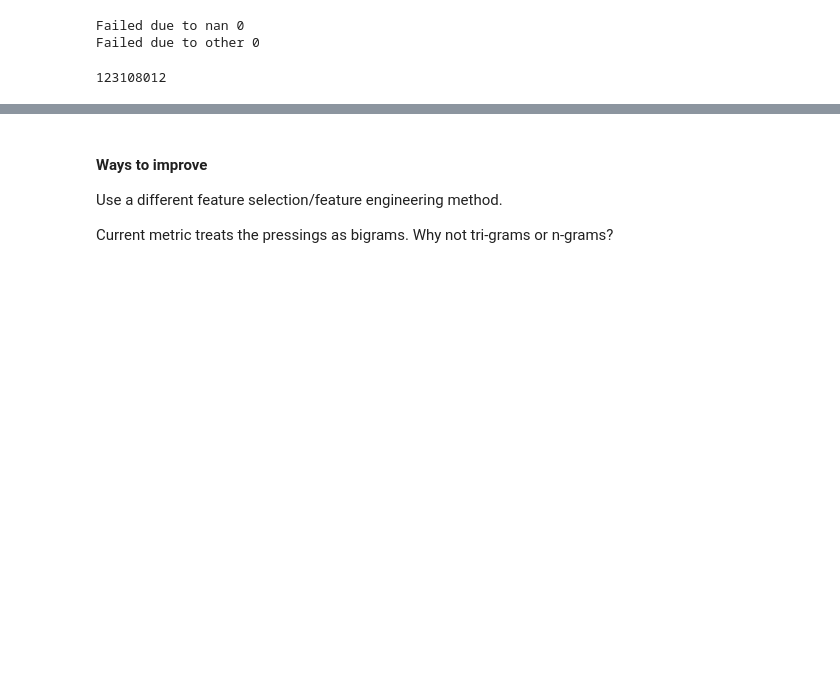
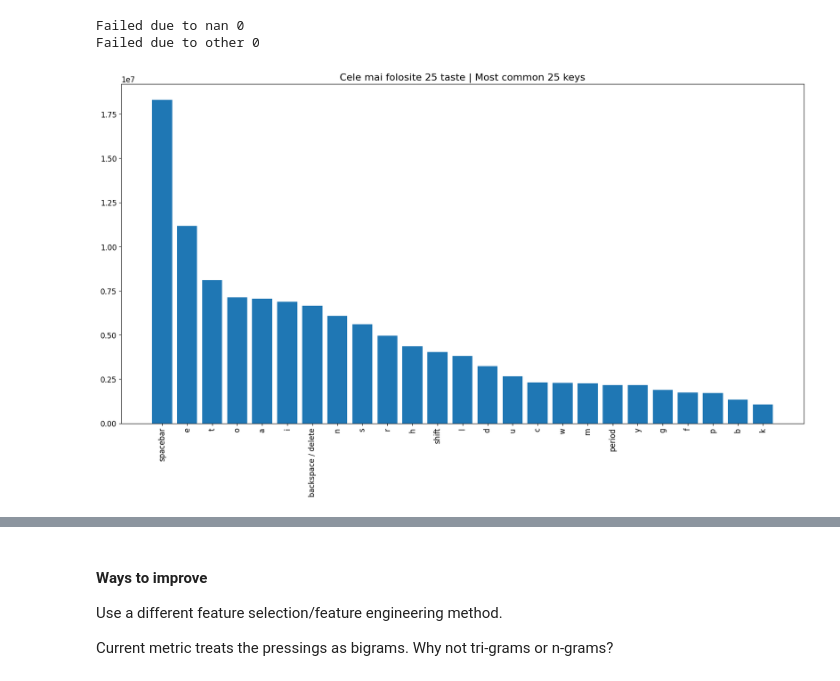
Before and after one commit to teodor-andrei-neacsu/keystroke-bio, a Jupyter notebook: 136M_eda.ipynb, the cells around one changed output, grey strips where cells are left out. Drawn from its saved outputs; the diff is of its cells as text; code cells hidden in the pictures; blank space fills up the shorter version.

```diff
--- a/136M_eda.ipynb
+++ b/136M_eda.ipynb
@@ -55,9 +51,3 @@ print("Failed due to other", len(failed_files))
 # %% [output]
 Failed due to nan 0
 Failed due to other 0
-# %%
-key_counter.most_common()
-key_presses_total = sum(key_counter.values())
-key_presses_total
-# %% [output]
-123108012
@@ -71,2 +54,30 @@ sum_of_keys
+# %%
+from key_codes_js import key_codes_js
+
+sorted_keys =  key_counter.most_common(25)
+
+# transform keycode to key
+for i in range(len(sorted_keys)):
+    sorted_keys[i] = (key_codes_js[sorted_keys[i][0]], sorted_keys[i][1])
+
+sorted_keys
+
+# plot
+import matplotlib
+import matplotlib.pyplot as plt
+import numpy as np
+
+keys = [x[0] for x in sorted_keys]
+values = [x[1] for x in sorted_keys]
+
+plt.figure(figsize=(20,10))
+plt.bar(keys, values)
+plt.title('Cele mai folosite 25 taste | Most common 25 keys', fontsize=16)
+plt.xticks(rotation=90)
+matplotlib.rc('xtick', labelsize=12)
+matplotlib.rc('ytick', labelsize=12)
+plt.show()
+# %% [output]
+[figure, added]
 # %%
 df.head()
```
Also changed, not shown: parts of 5 cells of this notebook, 1 other file.
